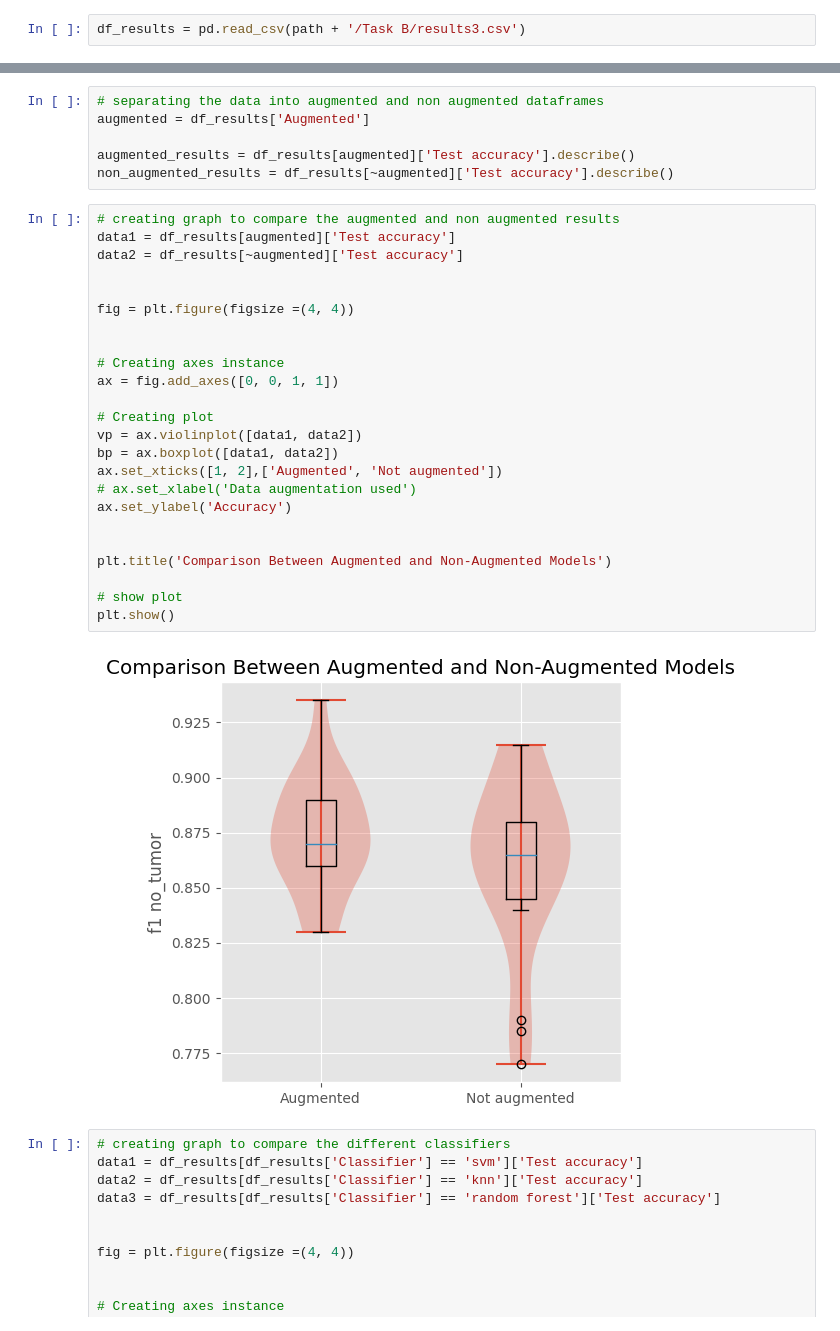
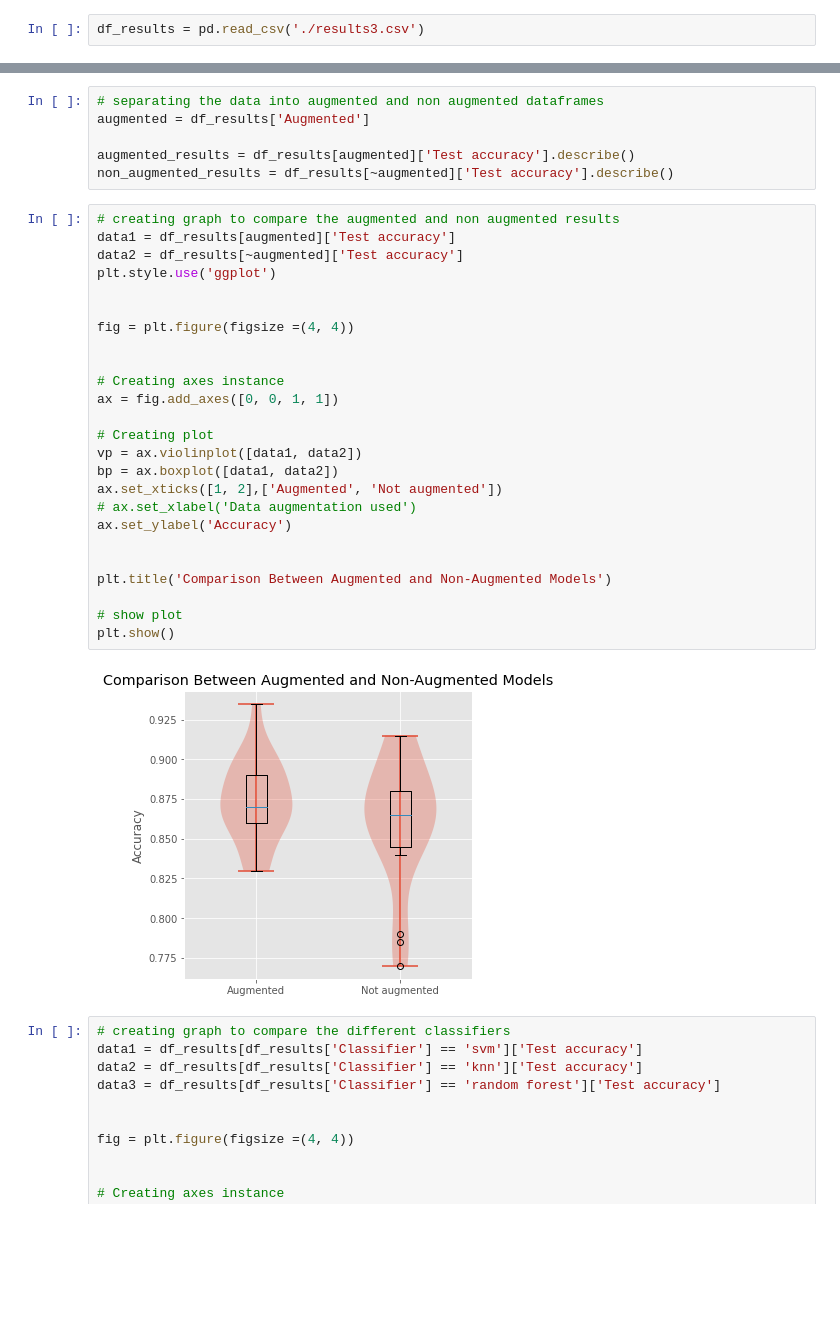
Before and after one commit to tobyloby12/AMLS-assignment, a Jupyter notebook: Task B/mainB.ipynb, the cells around one changed output, grey strips where cells are left out. Drawn from its saved outputs; the diff is of its cells as text; blank space fills up the shorter version.

```diff
--- a/Task B/mainB.ipynb
+++ b/Task B/mainB.ipynb
@@ -508,7 +508,7 @@ df_results_top_5.to_csv(path + '/task B/top-5.csv')
 # %% [markdown]
 # Data exploration
 # %%
-df_results = pd.read_csv(path + '/Task B/results3.csv')
+df_results = pd.read_csv('./results3.csv')
 # %%
 # creating bar chart to show the differences between augmented and non augmented data
 labels = df_results[df_results['Augmented'] == False]['Features'].tolist()
@@ -545,29 +545,30 @@ non_augmented_results = df_results[~augmented]['Test accuracy'].describe()
 # %%
 # creating graph to compare the augmented and non augmented results
 data1 = df_results[augmented]['Test accuracy']
 data2 = df_results[~augmented]['Test accuracy']
+plt.style.use('ggplot')
 
 
 fig = plt.figure(figsize =(4, 4))
 
 
 # Creating axes instance
 ax = fig.add_axes([0, 0, 1, 1])
 
 # Creating plot
 vp = ax.violinplot([data1, data2])
 bp = ax.boxplot([data1, data2])
 ax.set_xticks([1, 2],['Augmented', 'Not augmented'])
 # ax.set_xlabel('Data augmentation used')
 ax.set_ylabel('Accuracy')
 
 
 plt.title('Comparison Between Augmented and Non-Augmented Models')
 
 # show plot
 plt.show()
 # %% [output]
-[figure, old version]
+[figure, new version]
 # %%
 # creating graph to compare the different classifiers
 data1 = df_results[df_results['Classifier'] == 'svm']['Test accuracy']
```
Also changed, not shown: parts of 1 cell of this notebook, 2 other files.
